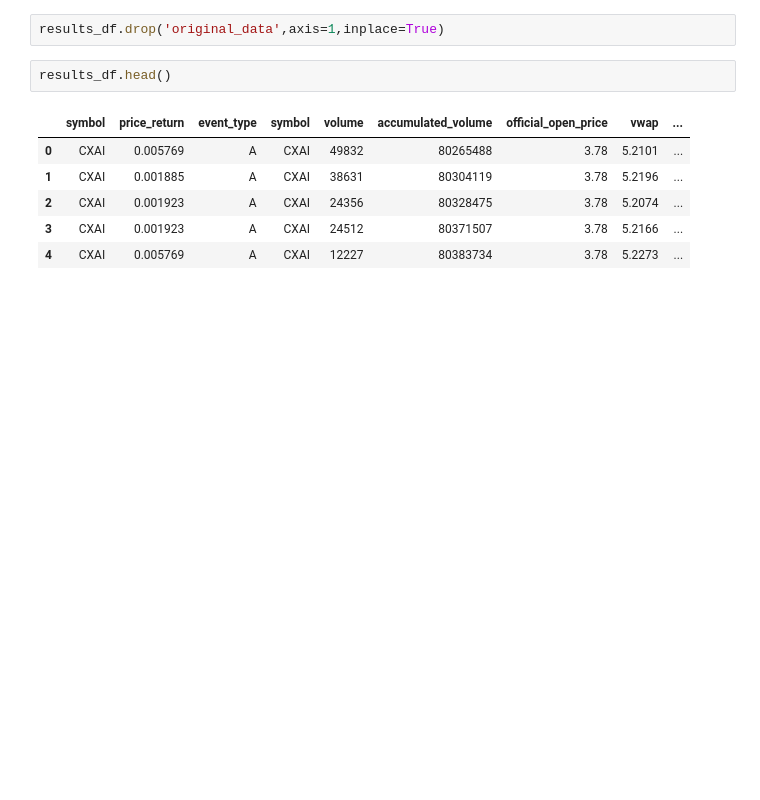
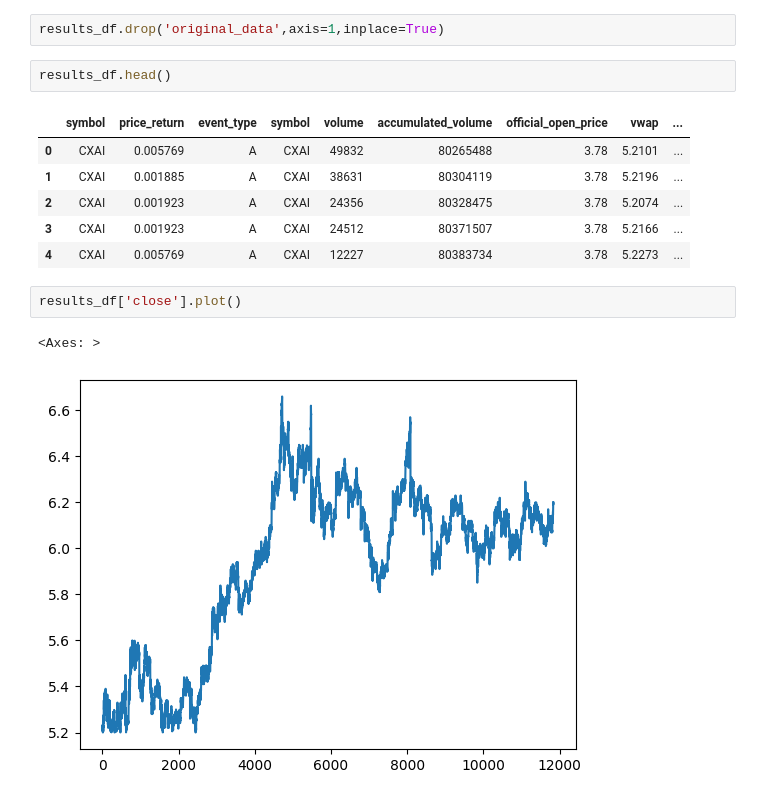
Before and after one commit to maheshpeiris0/Random-Python-Work, a Jupyter notebook: 2024/April/1-April-2024/return-check.ipynb, the cells around one changed output. Cells and saved outputs as stored; diff of their text form; blank space fills up the shorter version.

```diff
--- a/2024/April/1-April-2024/return-check.ipynb
+++ b/2024/April/1-April-2024/return-check.ipynb
@@ -41,3 +41,8 @@ results_df.head()
 | 2 | CXAI | 0.001923 | A | CXAI | 24356 | 80328475 | 3.78 | 5.2074 | ... |
 | 3 | CXAI | 0.001923 | A | CXAI | 24512 | 80371507 | 3.78 | 5.2166 | ... |
 | 4 | CXAI | 0.005769 | A | CXAI | 12227 | 80383734 | 3.78 | 5.2273 | ... |
+# %%
+results_df['close'].plot()
+# %% [output]
+<Axes: >
+[figure, added]
```
